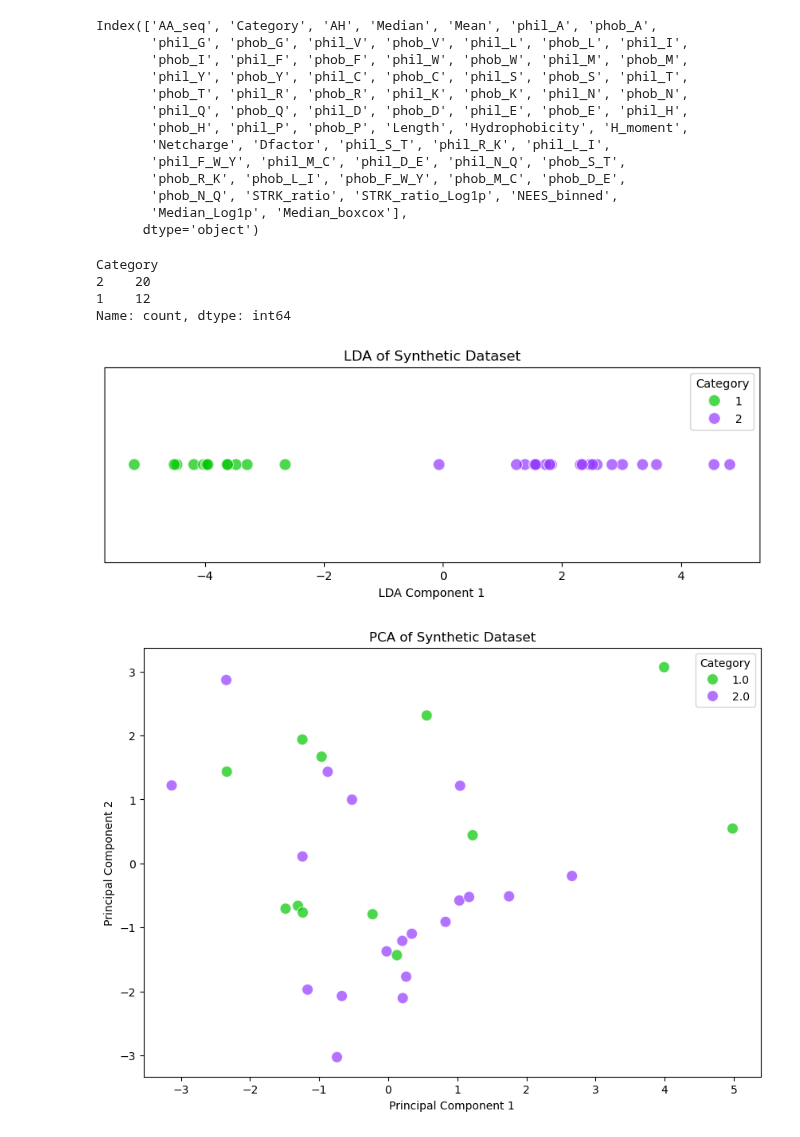
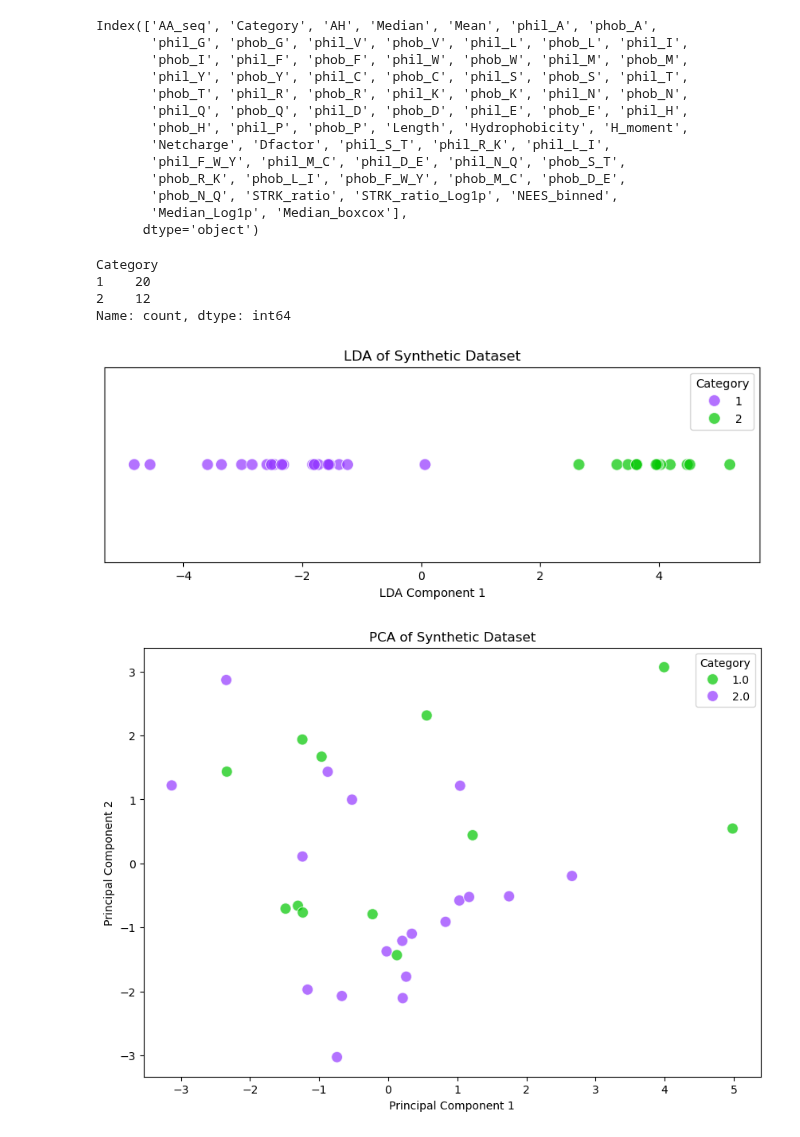
Before and after one commit to shokenlee/AH_AAcomposition, a Jupyter notebook: LDA.ipynb, the cells around one changed output. Saved outputs shown, nothing was run; the diff lists cells and outputs as text; code cells hidden in the pictures.

```diff
--- a/LDA.ipynb
+++ b/LDA.ipynb
@@ -28,14 +28,14 @@ Index(['AA_seq', 'Category', 'AH', 'Median', 'Mean', 'phil_A', 'phob_A',
 # select those in groups 1, 2, and 3
 df = df[(df.Category != 0) & (df.Category != 4)]
 # %%
-df['Category'] = df['Category'].replace({1: 1, 2: 1, 3: 2})
+df['Category'] = df['Category'].replace({1: 2, 2: 2, 3: 1})
 # %%
 # print the number of samples in each group
 print(df['Category'].value_counts())
 # %% [output]
 Category
-2    20
-1    12
+1    20
+2    12
 Name: count, dtype: int64
 # %%
 selected_features_all = ['Category'] + ['phil_S_T', 'phil_R_K', 'phil_L_I', 'phil_F_W_Y', 'phil_M_C', 'phil_D_E', 'phil_N_Q',
@@ -54,23 +54,23 @@ x = StandardScaler().fit_transform(x)
 # %%
 from sklearn.discriminant_analysis import LinearDiscriminantAnalysis
 
 # Perform LDA
 lda = LinearDiscriminantAnalysis(n_components=1)
 lda_components = lda.fit_transform(x, y)
 lda_df = pd.DataFrame(data=lda_components, columns=['LDA1'])
 lda_df['Category'] = y
 
 # Plot LDA results
 # Plotting the LDA
 plt.figure(figsize=(10, 3))
-sns.scatterplot(data=lda_df, x='LDA1', y=[0] * len(lda_df), hue='Category', s=100, marker='o', palette=['#00C600', '#9337FF'], alpha=0.7)
+sns.scatterplot(data=lda_df, x='LDA1', y=[0] * len(lda_df), hue='Category', s=100, marker='o', palette=['#9337FF', '#00C600'], alpha=0.7)
 plt.title('LDA of Synthetic Dataset')
 plt.xlabel('LDA Component 1')
 plt.yticks([])
 # plt.legend(title='Category')
 plt.show()
 # %% [output]
-[figure, old version]
+[figure, new version]
 # %%
 # LDA Coefficients
 lda_coefficients = pd.DataFrame(lda.coef_.T, index=data.drop(columns=['Category']).columns, columns=['Coefficient'])
```
Also changed, not shown: 1 other file.
